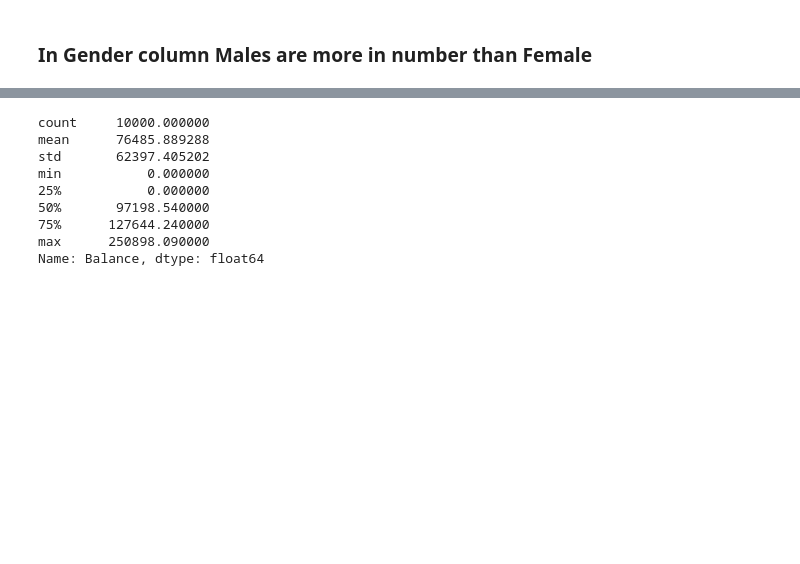
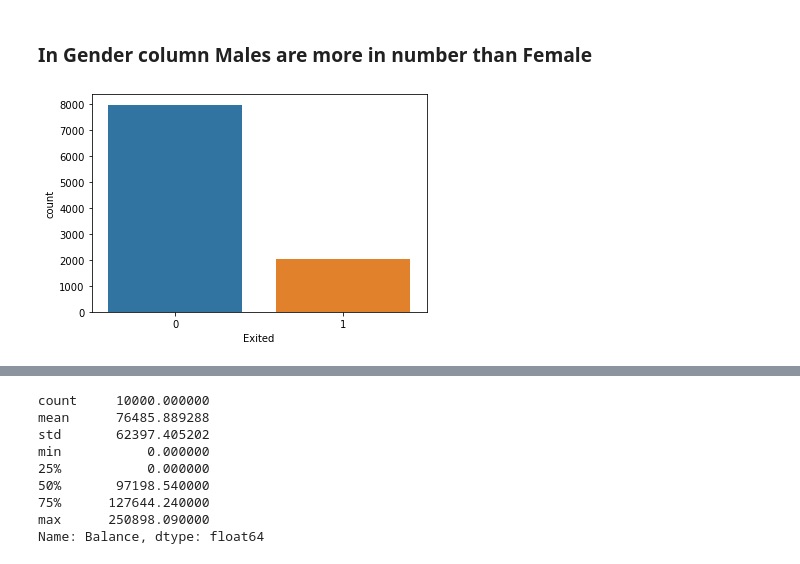
Before and after one commit to jayakishan996/churn-modelling, a Jupyter notebook: Churn Modeling Project.ipynb, the cells around one changed output, grey strips where cells are left out. Cells and saved outputs as stored; diff of their text form; code cells hidden in the pictures; blank space fills up the shorter version.

```diff
--- a/Churn Modeling Project.ipynb
+++ b/Churn Modeling Project.ipynb
@@ -108,3 +107,8 @@ plt.show()
 [figure]
 # %% [markdown]
 ### In Gender column Males are more in number than Female
+# %%
+sns.countplot(df.Exited)
+plt.show()
+# %% [output]
+[figure, added]
```
Also changed, not shown: parts of 37 cells of this notebook.
